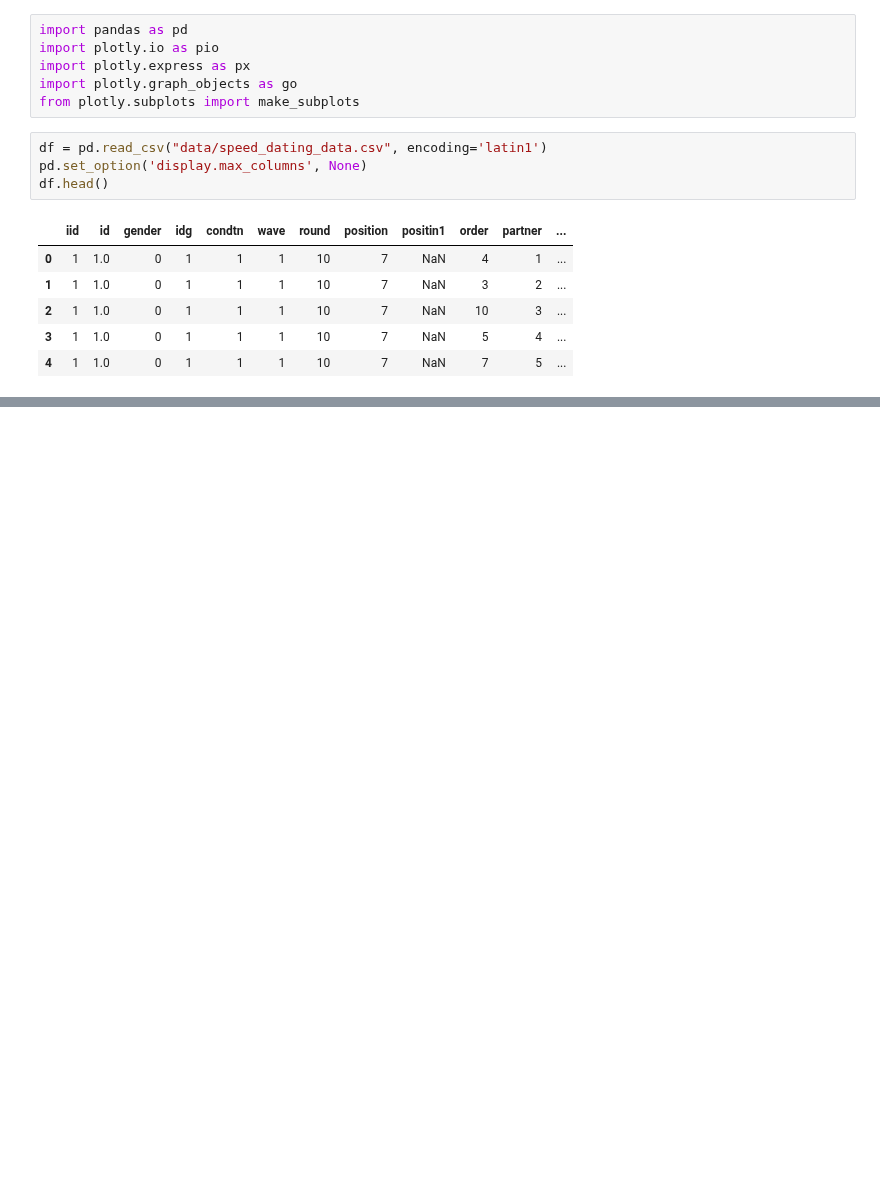
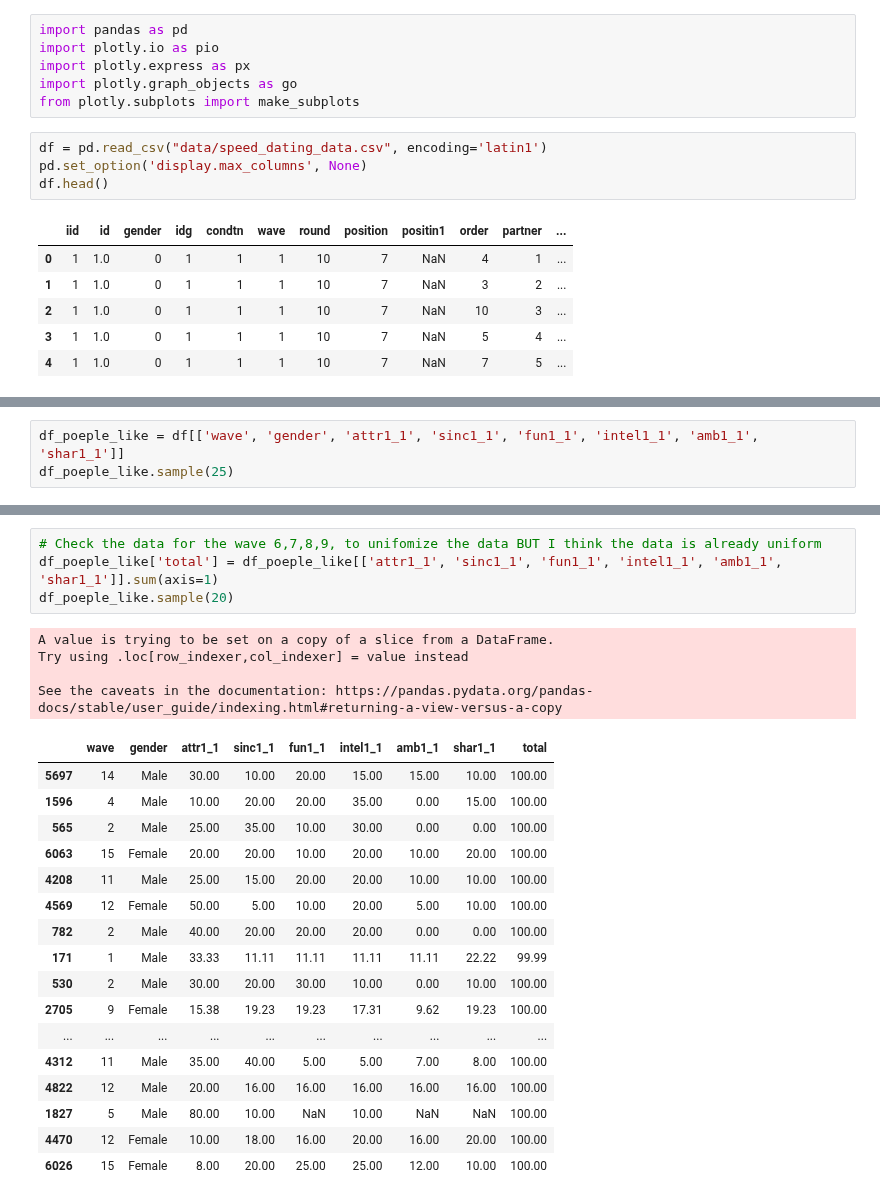
Before and after one commit to Quentin-qha/Jedha, a Jupyter notebook: 02_exploratory_data_analysis/speed_dating__tinder/00-project-speed_dating__tinder.ipynb, the cells around one changed output, grey strips where cells are left out. Drawn from its saved outputs; the diff is of its cells as text; blank space fills up the shorter version.

```diff
--- a/02_exploratory_data_analysis/speed_dating__tinder/00-project-speed_dating__tinder.ipynb
+++ b/02_exploratory_data_analysis/speed_dating__tinder/00-project-speed_dating__tinder.ipynb
@@ -512,0 +402,3 @@ The default of observed=False is deprecated and will be changed to True in a fut
+# %%
+df_poeple_like = df[['wave', 'gender', 'attr1_1', 'sinc1_1', 'fun1_1', 'intel1_1', 'amb1_1', 'shar1_1']]
+df_poeple_like.sample(25)
@@ -512,0 +423,26 @@ The default of observed=False is deprecated and will be changed to True in a fut
+# %%
+# Check the data for the wave 6,7,8,9, to unifomize the data BUT I think the data is already uniform
+df_poeple_like['total'] = df_poeple_like[['attr1_1', 'sinc1_1', 'fun1_1', 'intel1_1', 'amb1_1', 'shar1_1']].sum(axis=1)
+df_poeple_like.sample(20)
+# %% [output]
+A value is trying to be set on a copy of a slice from a DataFrame.
+Try using .loc[row_indexer,col_indexer] = value instead
+
+See the caveats in the documentation: https://pandas.pydata.org/pandas-docs/stable/user_guide/indexing.html#returning-a-view-versus-a-copy
+|  | wave | gender | attr1_1 | sinc1_1 | fun1_1 | intel1_1 | amb1_1 | shar1_1 | total |
+| 5697 | 14 | Male | 30.00 | 10.00 | 20.00 | 15.00 | 15.00 | 10.00 | 100.00 |
+| 1596 | 4 | Male | 10.00 | 20.00 | 20.00 | 35.00 | 0.00 | 15.00 | 100.00 |
+| 565 | 2 | Male | 25.00 | 35.00 | 10.00 | 30.00 | 0.00 | 0.00 | 100.00 |
+| 6063 | 15 | Female | 20.00 | 20.00 | 10.00 | 20.00 | 10.00 | 20.00 | 100.00 |
+| 4208 | 11 | Male | 25.00 | 15.00 | 20.00 | 20.00 | 10.00 | 10.00 | 100.00 |
+| 4569 | 12 | Female | 50.00 | 5.00 | 10.00 | 20.00 | 5.00 | 10.00 | 100.00 |
+| 782 | 2 | Male | 40.00 | 20.00 | 20.00 | 20.00 | 0.00 | 0.00 | 100.00 |
+| 171 | 1 | Male | 33.33 | 11.11 | 11.11 | 11.11 | 11.11 | 22.22 | 99.99 |
+| 530 | 2 | Male | 30.00 | 20.00 | 30.00 | 10.00 | 0.00 | 10.00 | 100.00 |
+| 2705 | 9 | Female | 15.38 | 19.23 | 19.23 | 17.31 | 9.62 | 19.23 | 100.00 |
+| ... | ... | ... | ... | ... | ... | ... | ... | ... | ... |
+| 4312 | 11 | Male | 35.00 | 40.00 | 5.00 | 5.00 | 7.00 | 8.00 | 100.00 |
+| 4822 | 12 | Male | 20.00 | 16.00 | 16.00 | 16.00 | 16.00 | 16.00 | 100.00 |
+| 1827 | 5 | Male | 80.00 | 10.00 | NaN | 10.00 | NaN | NaN | 100.00 |
+| 4470 | 12 | Female | 10.00 | 18.00 | 16.00 | 20.00 | 16.00 | 20.00 | 100.00 |
+| 6026 | 15 | Female | 8.00 | 20.00 | 25.00 | 25.00 | 12.00 | 10.00 | 100.00 |
```
Also changed, not shown: parts of 29 cells of this notebook.
